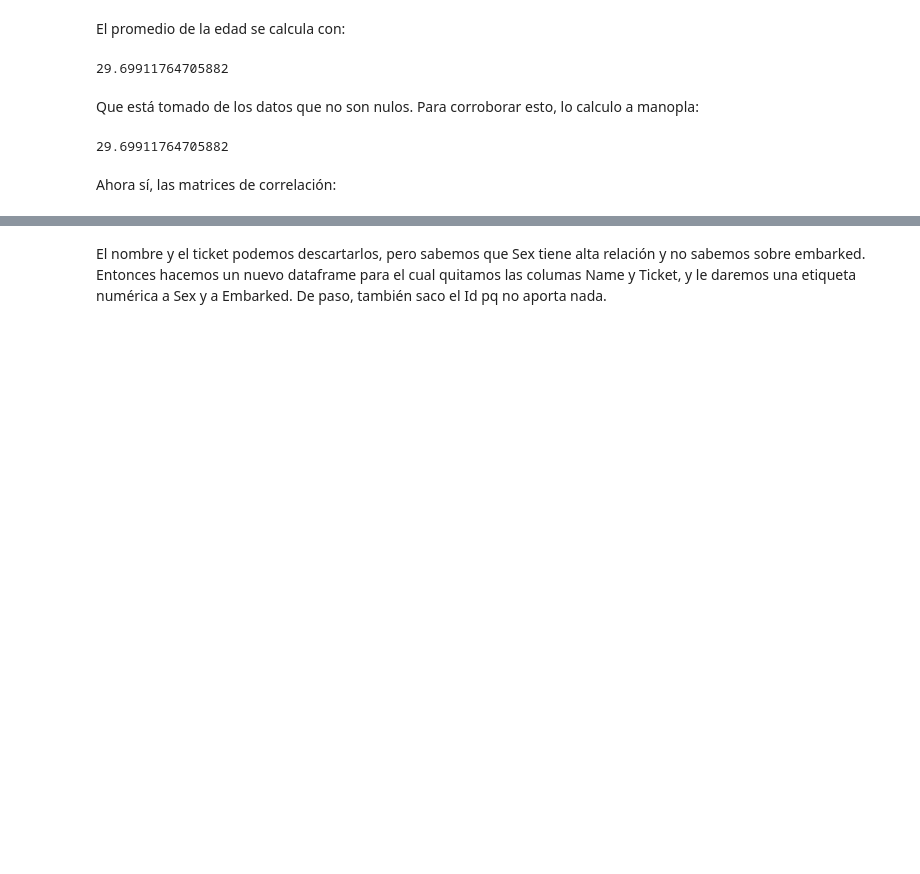
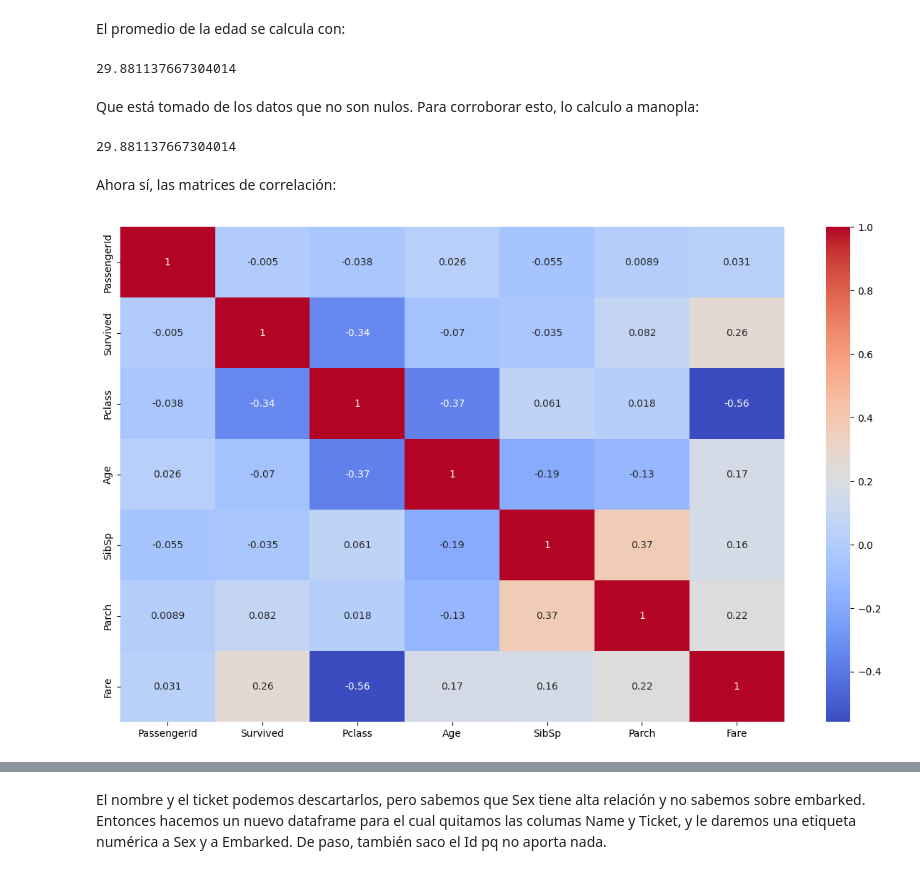
Before and after one commit to nc-arg/kaggle-titanic, a Jupyter notebook: 0_titanic_exploracion.ipynb, the cells around one changed output, grey strips where cells are left out. Drawn from its saved outputs; the diff is of its cells as text; code cells hidden in the pictures; blank space fills up the shorter version.

```diff
--- a/0_titanic_exploracion.ipynb
+++ b/0_titanic_exploracion.ipynb
@@ -386,13 +424,13 @@ Name: Age, Length: 891, dtype: bool
 # %% [markdown]
 El promedio de la edad se calcula con:
 # %%
-train.Age.mean()
+df.Age.mean()
 # %% [output]
-29.69911764705882
+29.881137667304014
 # %% [markdown]
 Que está tomado de los datos que no son nulos. Para corroborar esto, lo calculo a manopla:
 # %%
-train.Age.sum()/train[train.Age.notna()].shape[0] # notna() es la inversa de isna()
+df.Age.sum()/df[df.Age.notna()].shape[0] # notna() es la inversa de isna()
 # %% [output]
-29.69911764705882
+29.881137667304014
 # %%
@@ -401,3 +439,10 @@ train_age.Age[train_age.Age.isnull()]=train.Age.mean()
 # %% [markdown]
 Ahora sí, las matrices de correlación:
+# %%
+corr = df_age.corr() # Con edad completada
+plt.figure(figsize=(15, 9))
+sns.heatmap(corr, annot=True, cmap='coolwarm')
+plt.show()
+# %% [output]
+[figure, added]
 # %%
```
Also changed, not shown: parts of 44 cells of this notebook, 2 other files.
